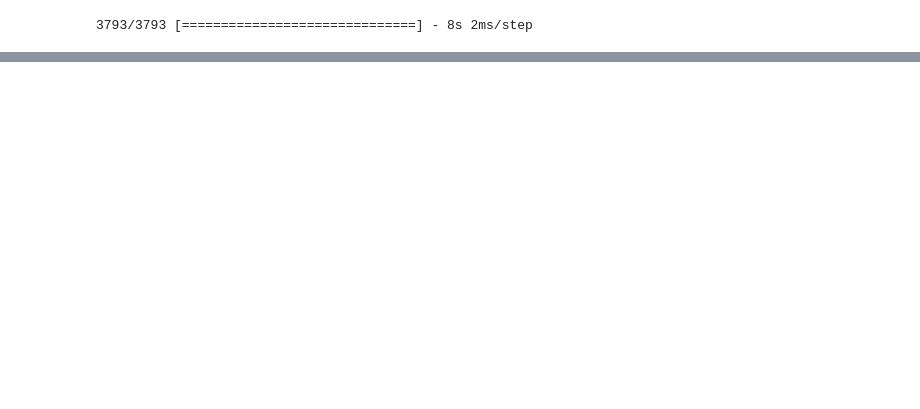
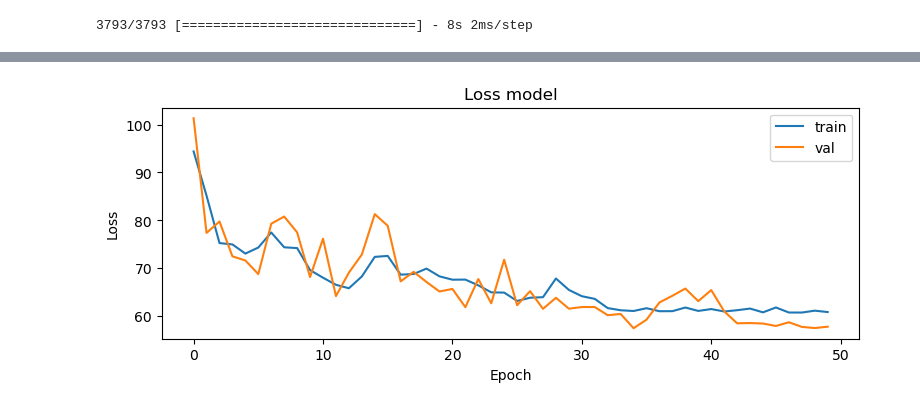
Before and after one commit to Caumel/DS_project_2022W, a Jupyter notebook: src/notebooks/RNNs_positions.ipynb, the cells around one changed output, grey strips where cells are left out. Drawn from its saved outputs; the diff is of its cells as text; code cells hidden in the pictures; blank space fills up the shorter version.

```diff
--- a/src/notebooks/RNNs_positions.ipynb
+++ b/src/notebooks/RNNs_positions.ipynb
@@ -419,0 +520,13 @@ pyplot.show()
+# %%
+# plot history
+fig, ax = plt.subplots(figsize=(9, 3))
+plt.plot(history.history['loss'], label='train')
+plt.plot(history.history['val_loss'], label='val')
+plt.title("Loss model")
+plt.xlabel('Epoch')
+plt.ylabel('Loss')
+plt.legend()
+plt.savefig(f'figures/train_loss_{lr_scheduler}_{batch_size}_{epochs}_{units}_{datetime.now()}.png')
+plt.show()
+# %% [output]
+[figure, added]
```
Also changed, not shown: parts of 24 cells of this notebook, 22 other files.
